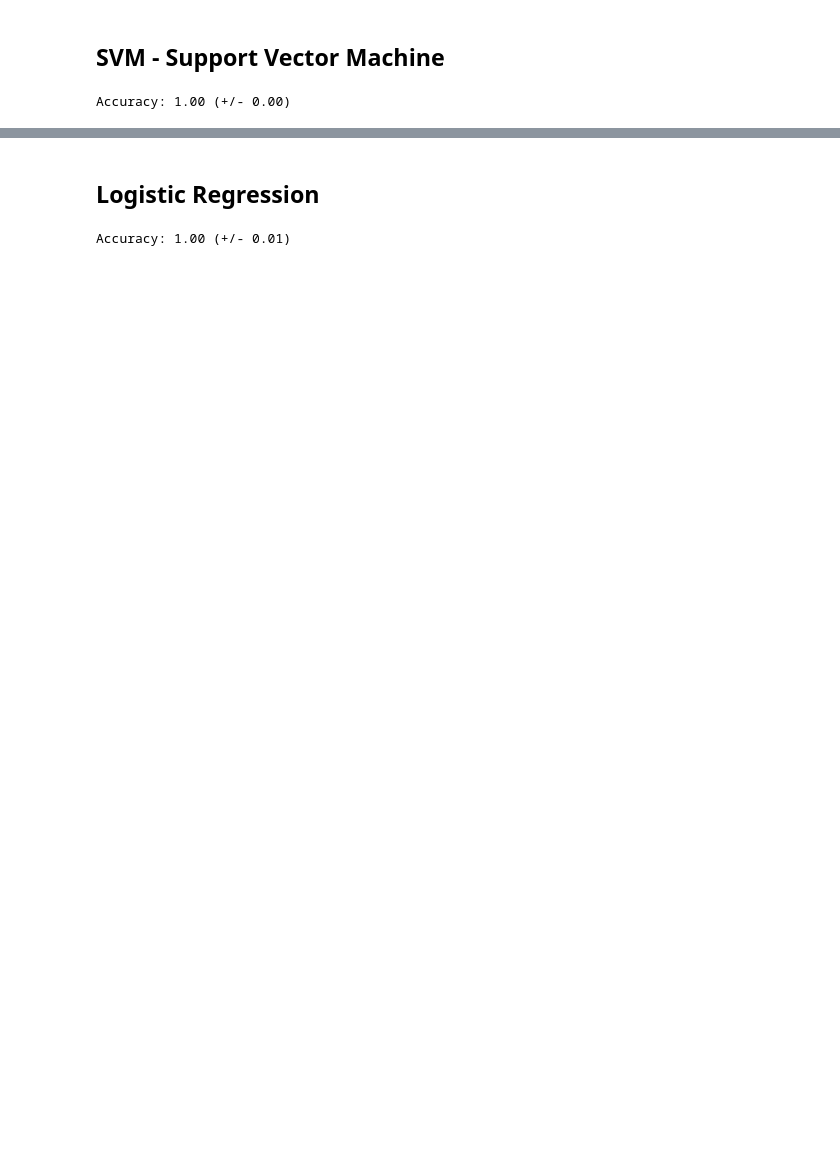
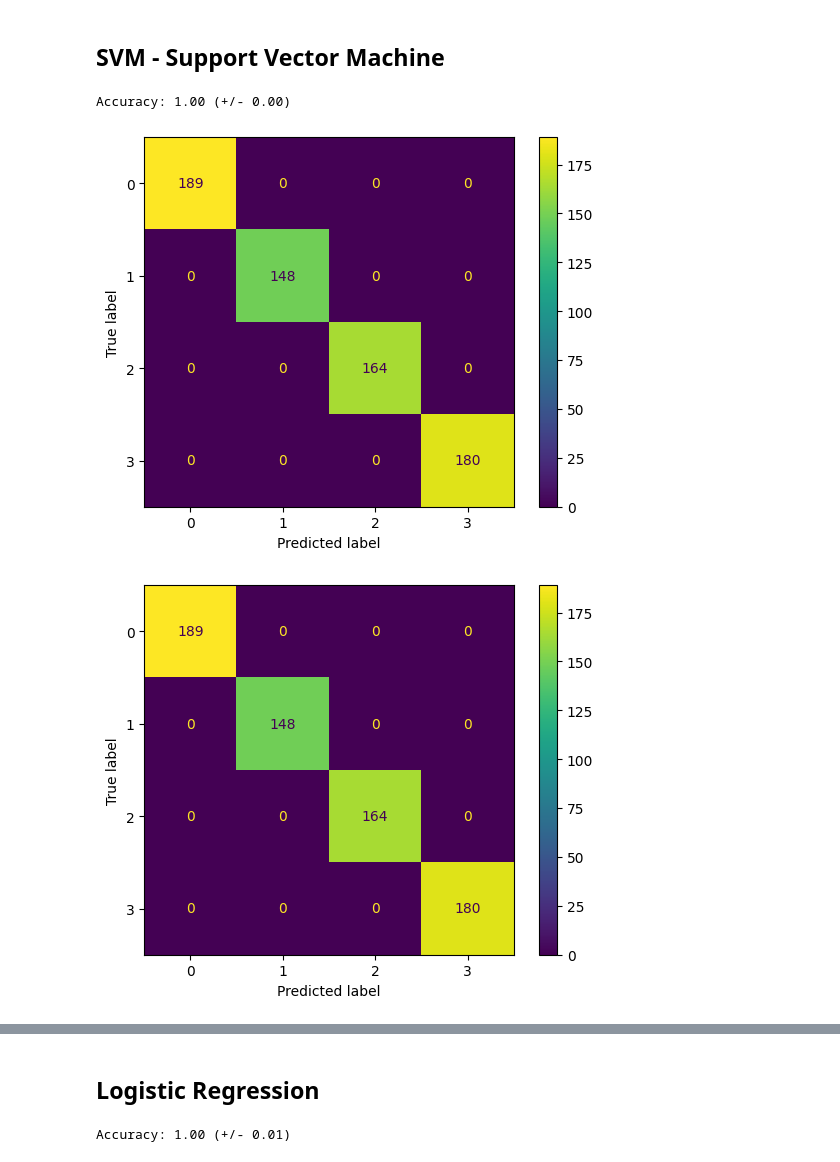
Before and after one commit to dattali18/IR_Assignments, a Jupyter notebook: Assignment.02/notebooks/IR_02_Classification.ipynb, the cells around one changed output, grey strips where cells are left out. Cells and saved outputs as stored; diff of their text form; code cells hidden in the pictures; blank space fills up the shorter version.

```diff
--- a/Assignment.02/notebooks/IR_02_Classification.ipynb
+++ b/Assignment.02/notebooks/IR_02_Classification.ipynb
@@ -187,13 +192,16 @@ Accuracy: 1.00 (+/- 0.00)
 # %%
 # same as NB
 
-# visualize the results of the classification for all the X
-
 svc.fit(X_train, y_train)
 
-plot_confusion_matrix(svc, X_test, y_test)
+disp = ConfusionMatrixDisplay.from_estimator(svc, X_test, y_test)
+
+disp.plot()
 
 plt.show()
+# %% [output]
+[figure, added]
+[figure, added]
 # %%
 # get the calssification report for all X from the model and color the results using the tsne plot
 df_tsne["SVM_pred"] = svc.predict(X)
```
Also changed, not shown: parts of 19 cells of this notebook, 3 other files.
